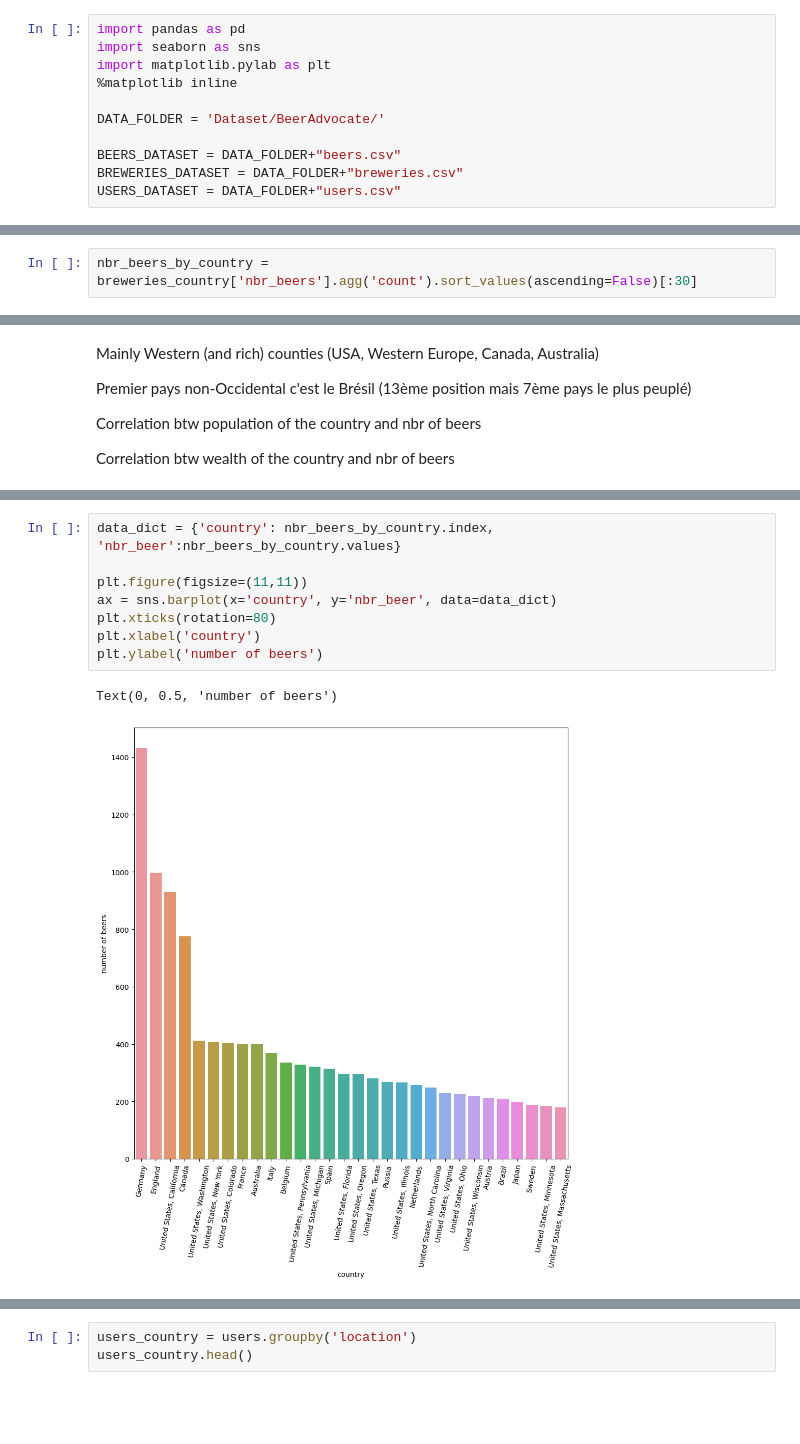
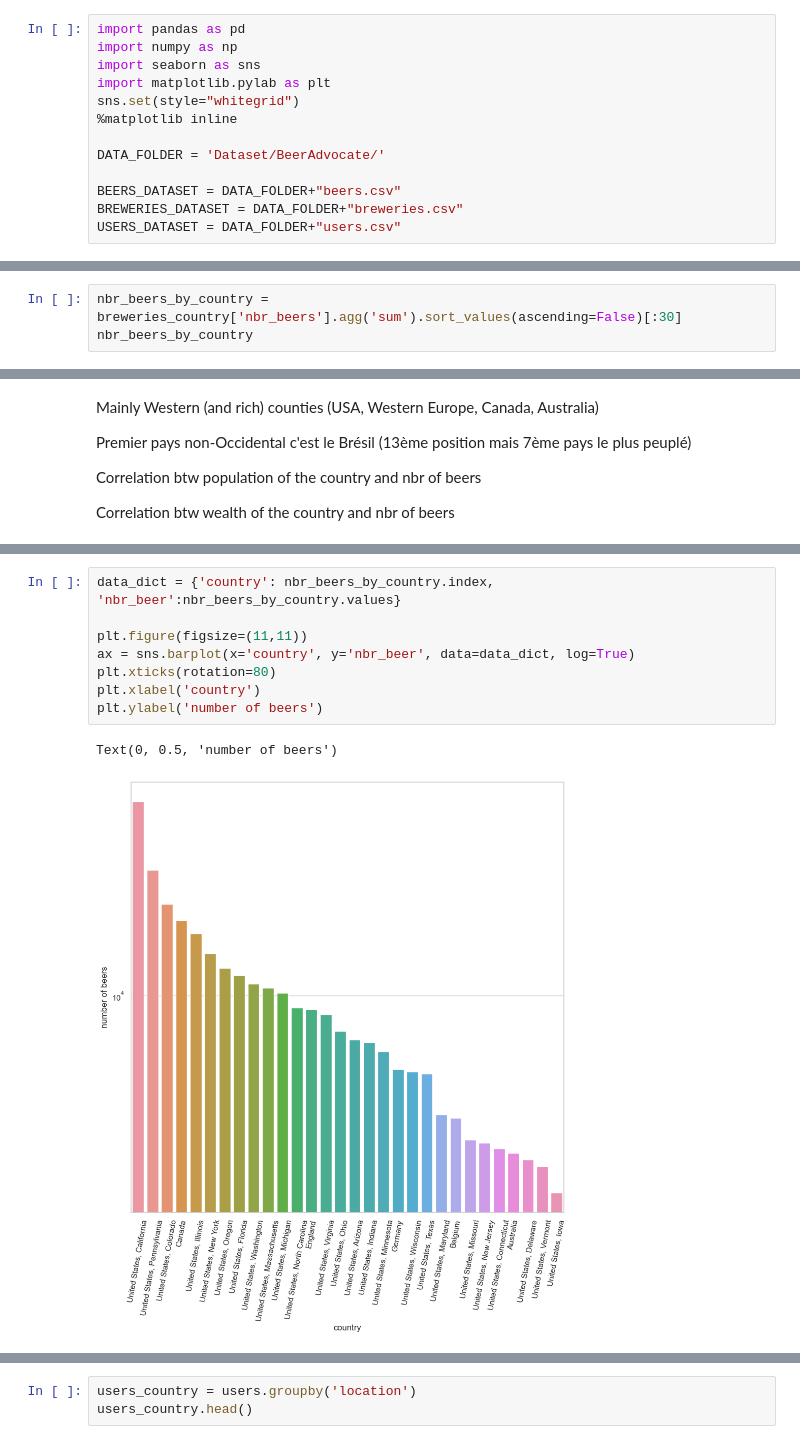
Before and after one commit to epfl-ada/ada-2022-project-toohottohoot, a Jupyter notebook: milestone2/Milestone2.ipynb, the cells around one changed output, grey strips where cells are left out. Cells and saved outputs as stored; diff of their text form; blank space fills up the shorter version.

```diff
--- a/milestone2/Milestone2.ipynb
+++ b/milestone2/Milestone2.ipynb
@@ -1,7 +1,9 @@
 # %%
 import pandas as pd
+import numpy as np
 import seaborn as sns
 import matplotlib.pylab as plt
+sns.set(style="whitegrid")
 %matplotlib inline
 
 DATA_FOLDER = 'Dataset/BeerAdvocate/'
@@ -69,2 +82,3 @@ breweries_country.count().head()
 # %%
-nbr_beers_by_country = breweries_country['nbr_beers'].agg('count').sort_values(ascending=False)[:30]
+nbr_beers_by_country = breweries_country['nbr_beers'].agg('sum').sort_values(ascending=False)[:30]
+nbr_beers_by_country
@@ -113,13 +111,13 @@ Name: nbr_beers, dtype: int64
 # %%
 data_dict = {'country': nbr_beers_by_country.index, 'nbr_beer':nbr_beers_by_country.values}
 
 plt.figure(figsize=(11,11))
-ax = sns.barplot(x='country', y='nbr_beer', data=data_dict)
+ax = sns.barplot(x='country', y='nbr_beer', data=data_dict, log=True)
 plt.xticks(rotation=80)
 plt.xlabel('country')
 plt.ylabel('number of beers')
 # %% [output]
 Text(0, 0.5, 'number of beers')
-[figure, old version]
+[figure, new version]
 # %%
 beers_merged = pd.merge(beers, breweries, left_on='brewery_id', right_on='id')
```
Also changed, not shown: parts of 60 cells of this notebook, 17 other files.
